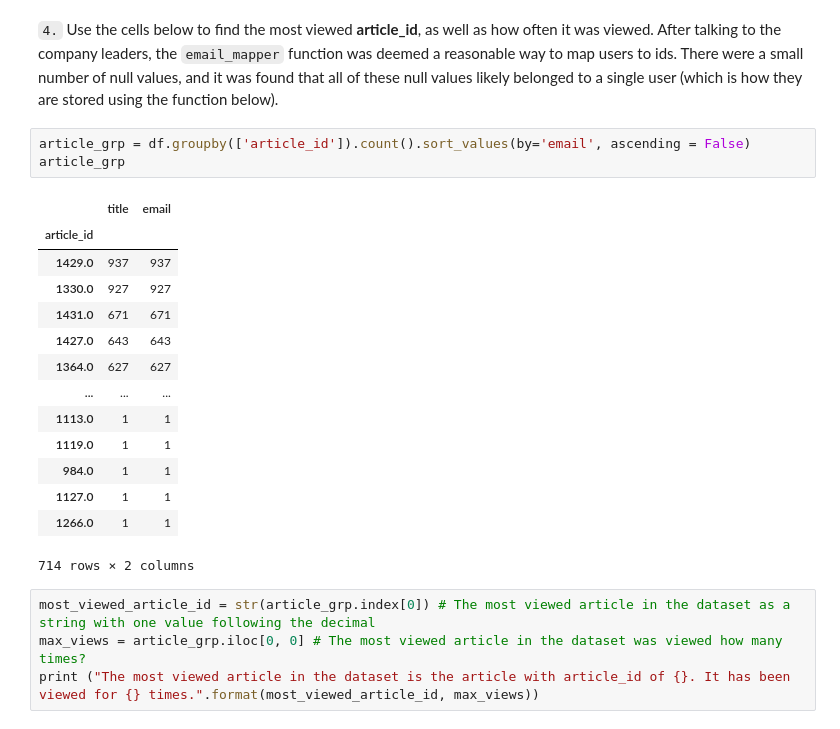
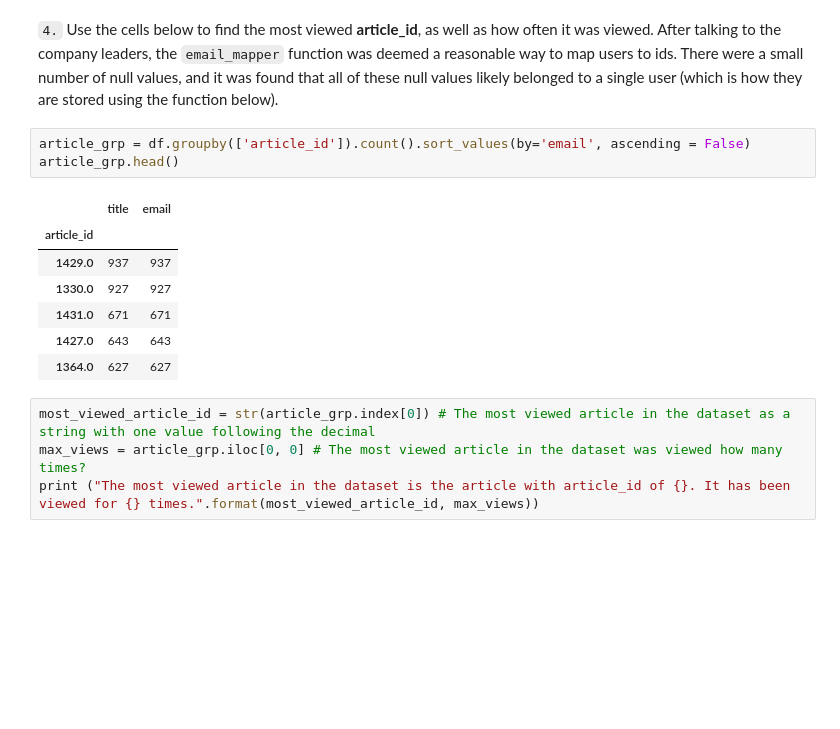
Before and after one commit to sheilaxz/recommendations_with_ibm, a Jupyter notebook: Recommendations_with_IBM.ipynb, the cells around one changed output. Drawn from its saved outputs; the diff is of its cells as text; blank space fills up the shorter version.

```diff
--- a/Recommendations_with_IBM.ipynb
+++ b/Recommendations_with_IBM.ipynb
@@ -156,22 +153,15 @@ d. The number of user-article interactions in the dataset: 45993
 `4.` Use the cells below to find the most viewed **article_id**, as well as how often it was viewed.  After talking to the company leaders, the `email_mapper` function was deemed a reasonable way to map users to ids.  There were a small number of null values, and it was found that all of these null values likely belonged to a single user (which is how they are stored using the function below).
 # %%
 article_grp = df.groupby(['article_id']).count().sort_values(by='email', ascending = False)
-article_grp
+article_grp.head()
 # %% [output]
 |  | title | email |
 | article_id |  |  |
 | 1429.0 | 937 | 937 |
 | 1330.0 | 927 | 927 |
 | 1431.0 | 671 | 671 |
 | 1427.0 | 643 | 643 |
 | 1364.0 | 627 | 627 |
-| ... | ... | ... |
-| 1113.0 | 1 | 1 |
-| 1119.0 | 1 | 1 |
-| 984.0 | 1 | 1 |
-| 1127.0 | 1 | 1 |
-| 1266.0 | 1 | 1 |
-714 rows × 2 columns
 # %%
 most_viewed_article_id = str(article_grp.index[0]) # The most viewed article in the dataset as a string with one value following the decimal
 max_views = article_grp.iloc[0, 0] # The most viewed article in the dataset was viewed how many times?
```
Also changed, not shown: parts of 14 cells of this notebook, 1 other file.
